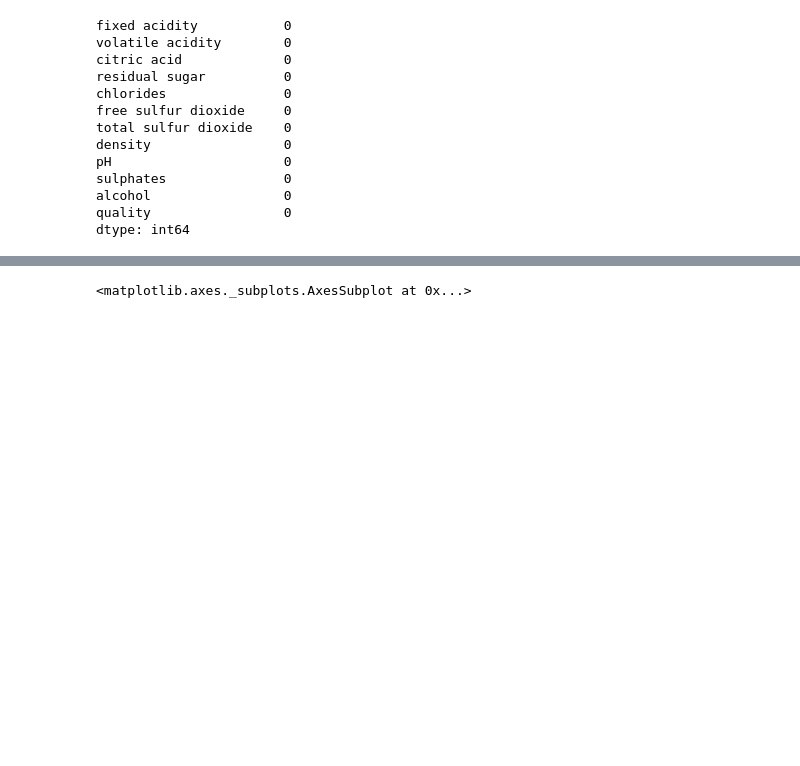
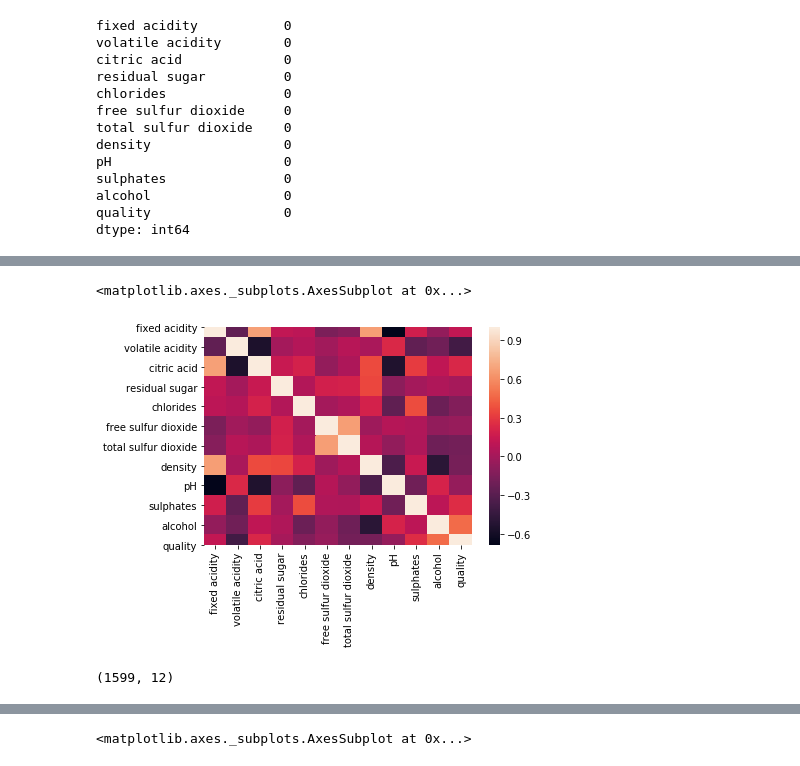
Before and after one commit to namanjain0531/Projects, a Jupyter notebook: Project 23a(winedataset).ipynb, the cells around one changed output, grey strips where cells are left out. Cells and saved outputs as stored; diff of their text form; code cells hidden in the pictures; blank space fills up the shorter version.

```diff
--- a/Project 23a(winedataset).ipynb
+++ b/Project 23a(winedataset).ipynb
@@ -80,0 +136,9 @@ sns.heatmap(data.isnull())
+# %%
+sns.heatmap(data.corr())
+# %% [output]
+<matplotlib.axes._subplots.AxesSubplot at 0x...>
+[figure, added]
+# %%
+data.shape
+# %% [output]
+(1599, 12)
```
Also changed, not shown: parts of 55 cells of this notebook.
